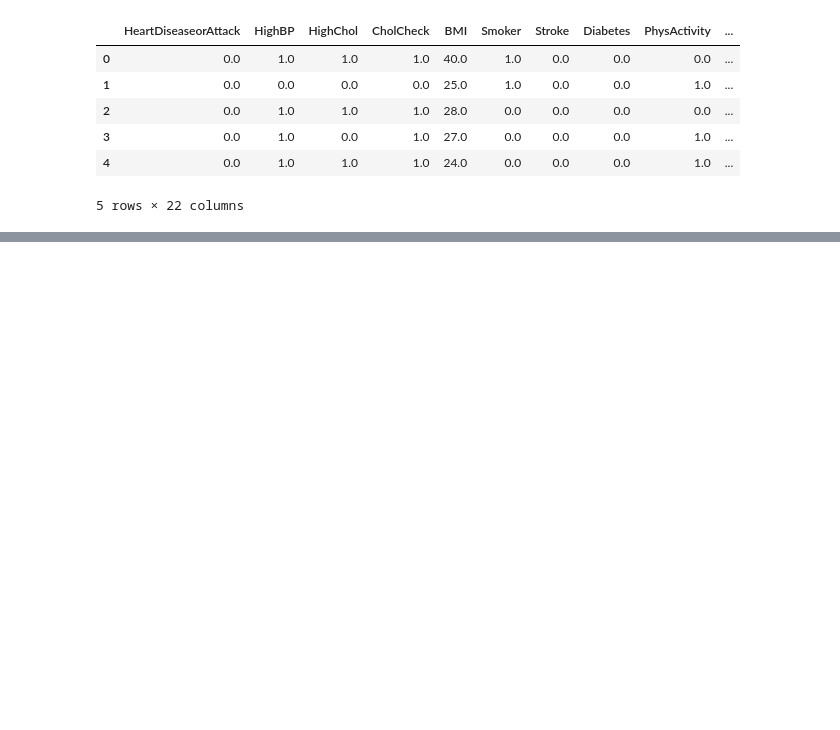
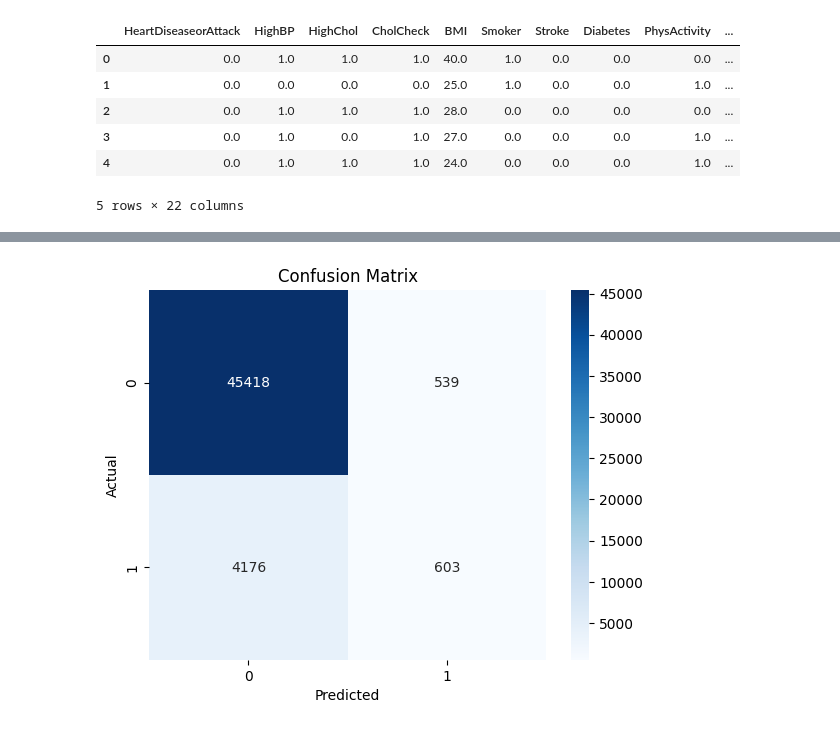
Before and after one commit to KobyEthan/Final-Project-CS670, a Jupyter notebook: model-1.ipynb, the cells around one changed output, grey strips where cells are left out. Drawn from its saved outputs; the diff is of its cells as text; code cells hidden in the pictures; blank space fills up the shorter version.

```diff
--- a/model-1.ipynb
+++ b/model-1.ipynb
@@ -23,0 +79,4 @@ df.head()
+# %%
+X_train, X_test, y_train, y_test = train_test_split(X, y, test_size=0.2, random_state=42, stratify=y)
+# %%
+model = LogisticRegression(max_iter=1000)
@@ -23,0 +91,10 @@ df.head()
+# %%
+y_pred = model.predict(X_test)
+# %%
+sns.heatmap(confusion_matrix(y_test, y_pred), annot=True, fmt='d', cmap='Blues')
+plt.title("Confusion Matrix")
+plt.xlabel("Predicted")
+plt.ylabel("Actual")
+plt.show()
+# %% [output]
+[figure, added]
```
Also changed, not shown: parts of 15 cells of this notebook, 2 other files.
